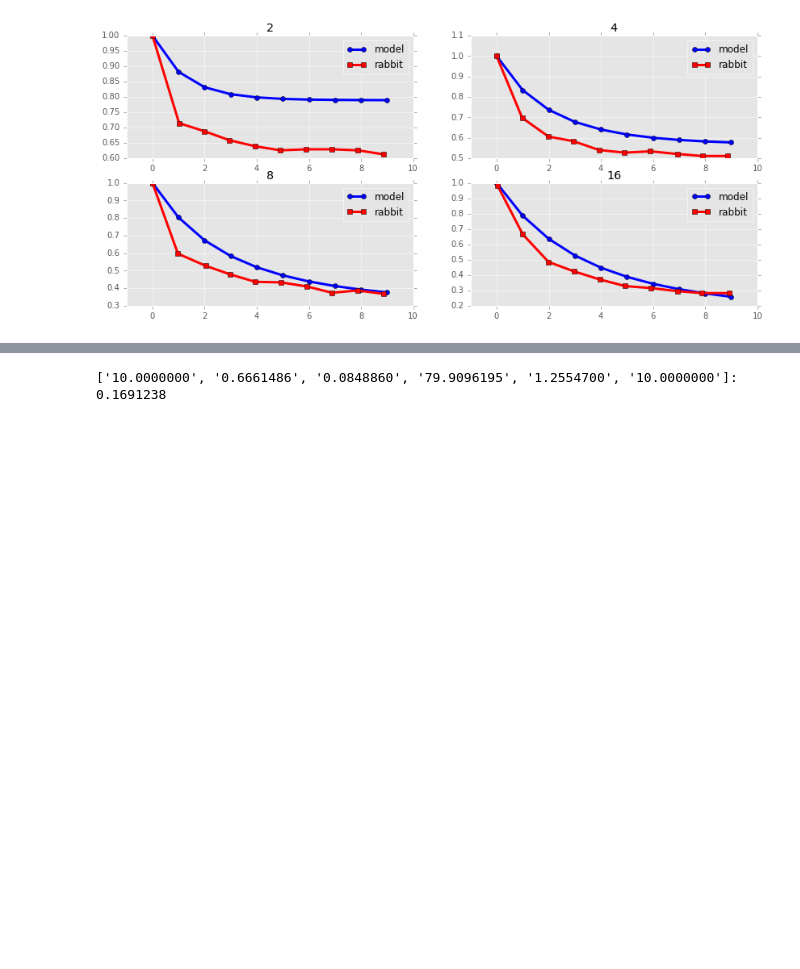
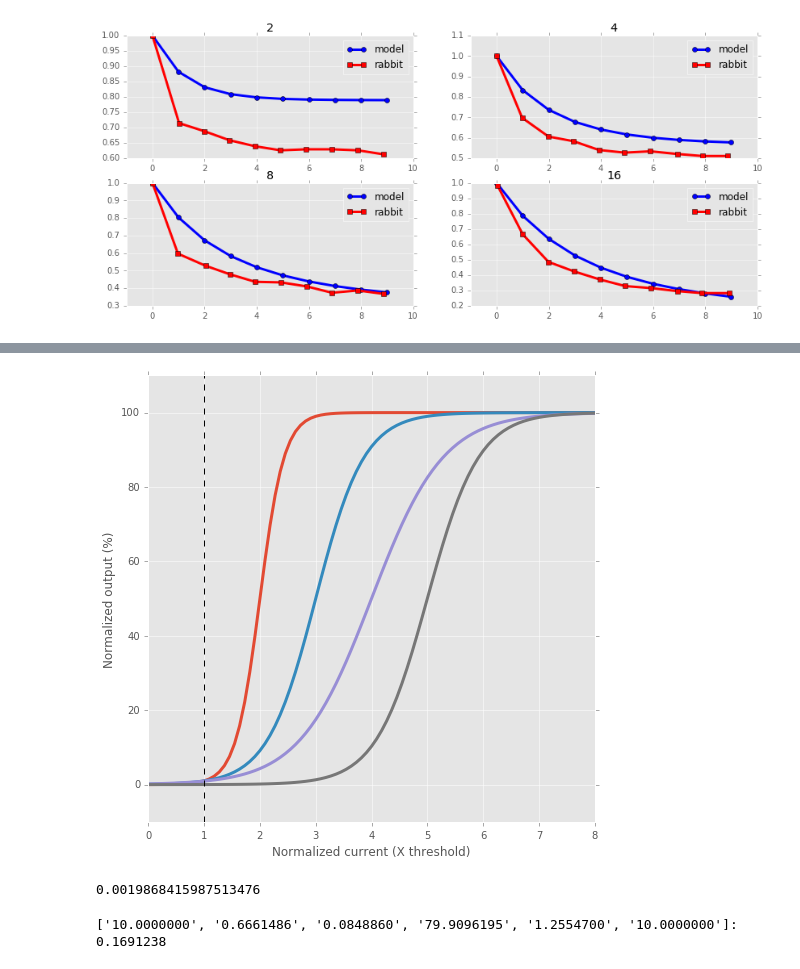
Before and after one commit to mbeyeler/pulse2percept, a Jupyter notebook: examples/notebooks/2.0-freeman2011-fit-Copy1.ipynb, the cells around one changed output, grey strips where cells are left out. Cells and saved outputs as stored; diff of their text form; code cells hidden in the pictures; blank space fills up the shorter version.

```diff
--- a/examples/notebooks/2.0-freeman2011-fit-Copy1.ipynb
+++ b/examples/notebooks/2.0-freeman2011-fit-Copy1.ipynb
@@ -364,10 +364,3 @@ for i, freq in enumerate(test_freqs):
 # err=0.01276
 # [k1, tau1, a, b, c, d] = x
 # array([ 10.        ,   0.66614856,   0.08488603,  79.90961953, 1.25546999,  10.        ])
-# %%
-[k1, k2, a, b, c, d] = res.x
-x = np.linspace(0, 2, 100)
-y = a + (b - a) / (1.0 + np.exp((c - x) * d))
-plt.plot(x, y, linewidth=3)
-plt.xlabel('linear input (impulse - charge accum)')
-plt.ylabel('model output')
@@ -376,0 +367,15 @@ plt.ylabel('model output')
+# %%
+def sigmoid(x, a, b):
+    return 100.0 / (1.0 + np.exp(-a * x + b))
+# %%
+def mse_sigmoid(x, half):
+    [a, b] = x
+    mse = 0
+#     mse += (sigmoid(0, a, b) - 0.0) ** 2
+    mse += (sigmoid(1, a, b) - 1.0) ** 2
+    mse += (sigmoid(half, a, b) - 50.0) ** 2
+    mse += (sigmoid(8, a, b) - 100.0) ** 2
+    return mse
+# %%
+res = minimize(mse_sigmoid, [5.0, 1.0], method='Nelder-Mead', args=(3.0))
+print(res)
@@ -377,3 +393,23 @@ plt.ylabel('model output')
+# %%
+plt.figure(figsize=(8, 8))
+x = np.linspace(-1, 8, 100)
+
+for half in [2, 3, 4, 5]:
+    res = minimize(mse_sigmoid, [5.0, 1.0], method='Nelder-Mead', args=(half))
+    [a, b] = res.x
+    plt.plot(x, sigmoid(x, a, b), linewidth=3)
+plt.plot([1, 1], [-10, 110], 'k--')
+plt.xlim(0, 8)
+plt.ylim(-10, 110)
+plt.xlabel('Normalized current (X threshold)')
+plt.ylabel('Normalized output (%)')
+plt.savefig('sigmoid.png')
+# %% [output]
+[figure, added]
+# %%
+sigmoid(0, a, b)
+# %% [output]
+0.0019868415987513476
 # %%
 def run_exp2(x, model):
     [k1, k2, a, b, c, d] = x
```
Also changed, not shown: parts of 4 cells of this notebook, 5 other files.
